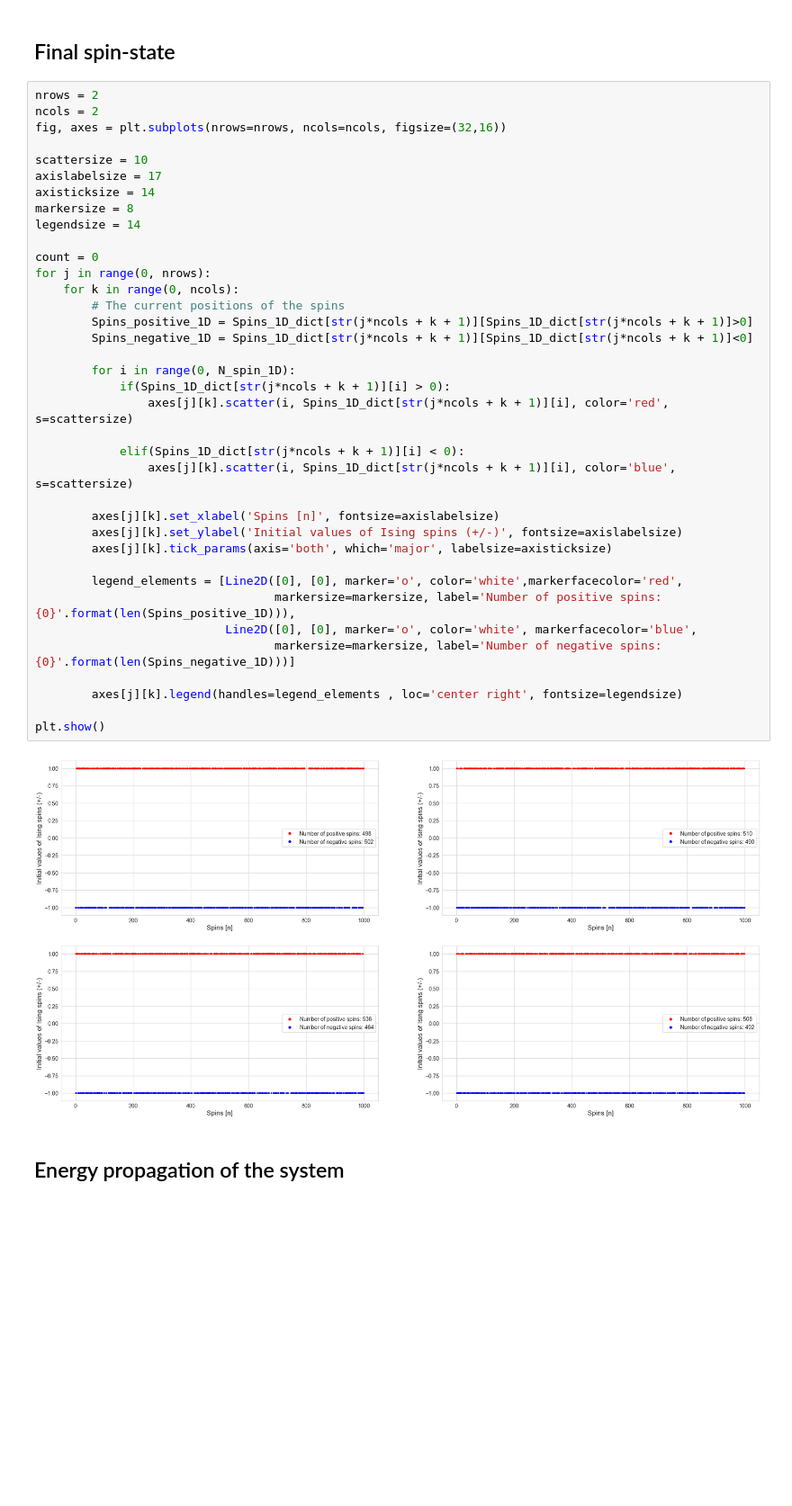
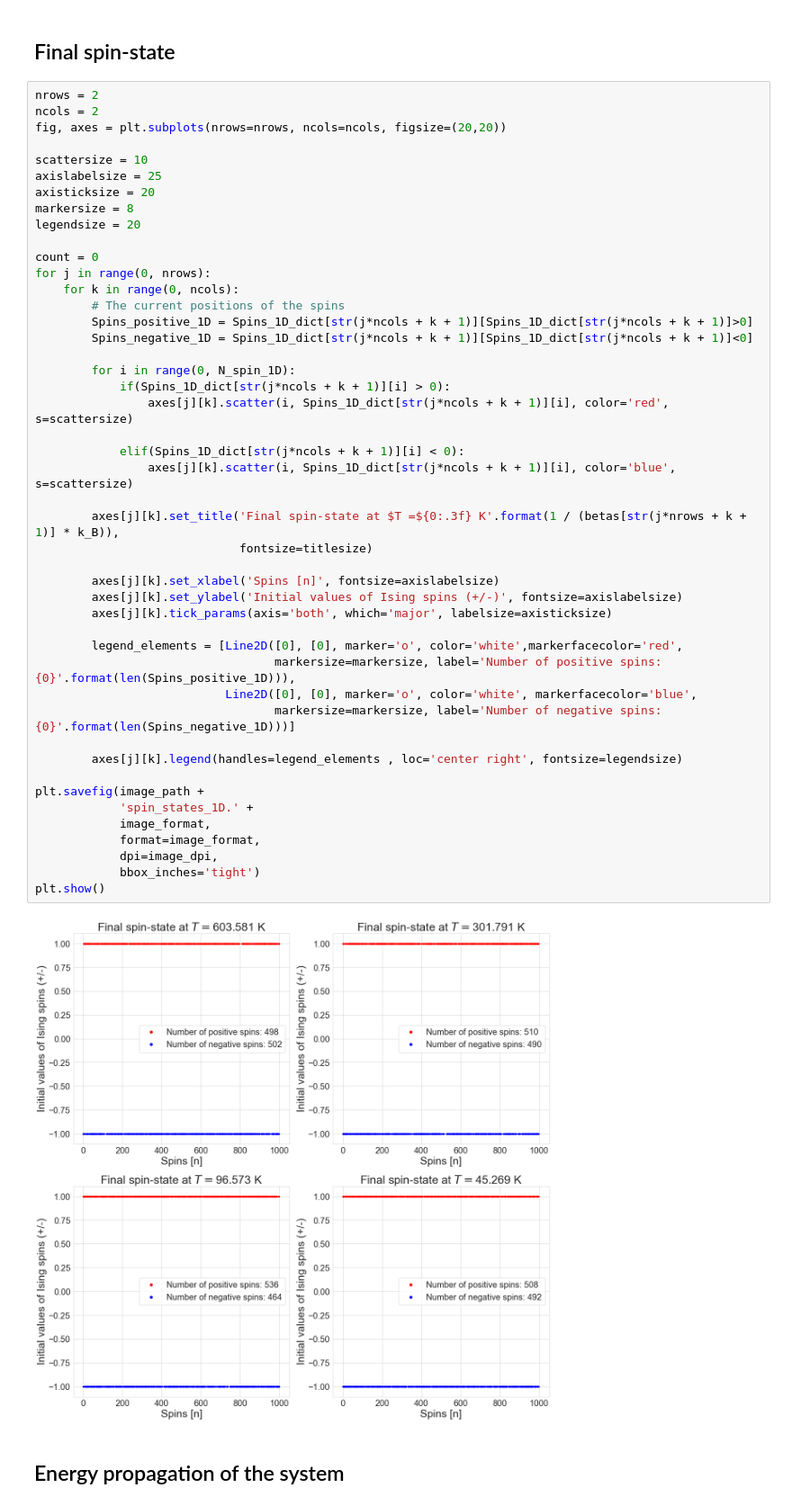
Before and after one commit to masterdesky/ELTE-stochastic-processes-2019, a Jupyter notebook: Lecture 7/Homework 7/Stochastic processes - 7..ipynb, the cells around one changed output. Shown at 90% size. Cells and saved outputs as stored; diff of their text form; blank space fills up the shorter version.

Commit message:
images are created

```diff
--- a/Lecture 7/Homework 7/Stochastic processes - 7..ipynb
+++ b/Lecture 7/Homework 7/Stochastic processes - 7..ipynb
@@ -214,42 +214,51 @@ step_indeces_1D = np.asarray([i for i in range(0,steps_1D+1)])
 # %%
 nrows = 2
 ncols = 2
-fig, axes = plt.subplots(nrows=nrows, ncols=ncols, figsize=(32,16))
+fig, axes = plt.subplots(nrows=nrows, ncols=ncols, figsize=(20,20))
 
 scattersize = 10
-axislabelsize = 17
-axisticksize = 14
+axislabelsize = 25
+axisticksize = 20
 markersize = 8
-legendsize = 14
+legendsize = 20
 
 count = 0
 for j in range(0, nrows):
     for k in range(0, ncols):
         # The current positions of the spins
         Spins_positive_1D = Spins_1D_dict[str(j*ncols + k + 1)][Spins_1D_dict[str(j*ncols + k + 1)]>0]
         Spins_negative_1D = Spins_1D_dict[str(j*ncols + k + 1)][Spins_1D_dict[str(j*ncols + k + 1)]<0]
 
         for i in range(0, N_spin_1D):
             if(Spins_1D_dict[str(j*ncols + k + 1)][i] > 0):
                 axes[j][k].scatter(i, Spins_1D_dict[str(j*ncols + k + 1)][i], color='red', s=scattersize)
 
             elif(Spins_1D_dict[str(j*ncols + k + 1)][i] < 0):
                 axes[j][k].scatter(i, Spins_1D_dict[str(j*ncols + k + 1)][i], color='blue', s=scattersize)
 
+        axes[j][k].set_title('Final spin-state at $T =${0:.3f} K'.format(1 / (betas[str(j*nrows + k + 1)] * k_B)),
+                             fontsize=titlesize)
+
         axes[j][k].set_xlabel('Spins [n]', fontsize=axislabelsize)
         axes[j][k].set_ylabel('Initial values of Ising spins (+/-)', fontsize=axislabelsize)
         axes[j][k].tick_params(axis='both', which='major', labelsize=axisticksize)
 
         legend_elements = [Line2D([0], [0], marker='o', color='white',markerfacecolor='red',
                                   markersize=markersize, label='Number of positive spins: {0}'.format(len(Spins_positive_1D))),
                            Line2D([0], [0], marker='o', color='white', markerfacecolor='blue',
                                   markersize=markersize, label='Number of negative spins: {0}'.format(len(Spins_negative_1D)))]
 
         axes[j][k].legend(handles=legend_elements , loc='center right', fontsize=legendsize)
 
+plt.savefig(image_path +
+            'spin_states_1D.' +
+            image_format,
+            format=image_format,
+            dpi=image_dpi,
+            bbox_inches='tight')
 plt.show()
 # %% [output]
-[figure, old version]
+[figure, new version]
 # %% [markdown]
 ## Energy propagation of the system
 # %%
```
Also changed, not shown: parts of 12 cells of this notebook, 12 other files.
